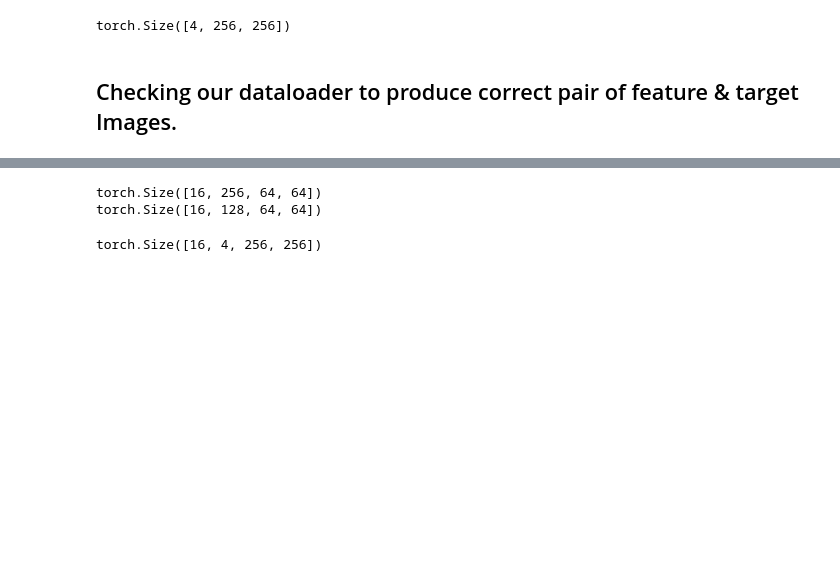
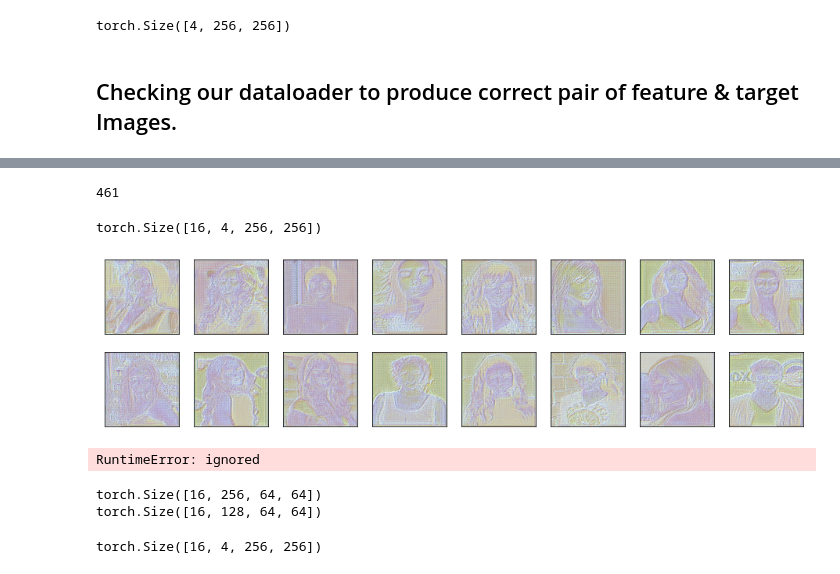
Before and after one commit to sanketsans/Image-Matting-U-Net, a Jupyter notebook: ImageMatting.ipynb, the cells around one changed output, grey strips where cells are left out. Drawn from its saved outputs; the diff is of its cells as text; code cells hidden in the pictures; blank space fills up the shorter version.

```diff
--- a/ImageMatting.ipynb
+++ b/ImageMatting.ipynb
@@ -317,10 +302,10 @@ class Discriminator(nn.Module):
     self.conv5 = conv(conv_dims*8, conv_dims*16)
 
   def forward(self, x):
-    x = F.relu(self.conv1(x))
-    x = F.relu(self.conv2(x))
-    x = F.relu(self.conv3(x))
-    x = F.relu(self.conv4(x))
+    x = F.leaky_relu(self.conv1(x), 0.2)
+    x = F.leaky_relu(self.conv2(x), 0.2)
+    x = F.leaky_relu(self.conv3(x), 0.2)
+    x = F.leaky_relu(self.conv4(x), 0.2)
     x = self.conv5(x)
 
     return x
@@ -350,0 +312,4 @@ Discriminator(
+# %%
+G, D = Generator(), Discriminator()
+G = G.to(device)
+D = D.to(device)
@@ -350,0 +340,35 @@ Discriminator(
+# %%
+len(trainLoader)
+# %% [output]
+461
+# %%
+out = G(f)
+# %%
+out.shape
+# %% [output]
+torch.Size([16, 4, 256, 256])
+# %%
+def view_samples(epoch, samples):
+  fig, axes = plt.subplots(figsize=(16,4), nrows=2, ncols=8, sharey=True, sharex=True)
+  for ax, fimg in zip(axes.flatten(), samples[epoch]):
+    # img = img.detach().cpu().numpy()
+    # img = np.transpose(img, (1, 2, 0))
+    # img = ((img +1)*255 / (2)).astype(np.uint8) # rescale to pixel range (0-255)
+    # # print(min(img), max(img))
+    # ax.xaxis.set_visible(False)
+    # ax.yaxis.set_visible(False)
+    # im = ax.imshow(img.reshape((256,256,4)))
+
+    fimg = fimg.detach().cpu().numpy()
+    fimg = np.transpose(fimg, (1, 2, 0))
+    fimg = ((fimg +1)*255 / (2)).astype(np.uint8) # rescale to pixel range (0-255)
+    # print(min(img), max(img))
+    ax.xaxis.set_visible(False)
+    ax.yaxis.set_visible(False)
+    im = ax.imshow(fimg.reshape((256,256,4)))
+
+  plt.show()
+# %%
+view_samples(0, out)
+# %% [output]
+[figure, added]
@@ -351,3 +446,7 @@ Discriminator(
+# %%
+training_loop(trainLoader, valLoader)
+# %% [output]
+RuntimeError: ignored
 # %%
 out = G(f[0])
 # %% [output]
```
Also changed, not shown: parts of 10 cells of this notebook.
